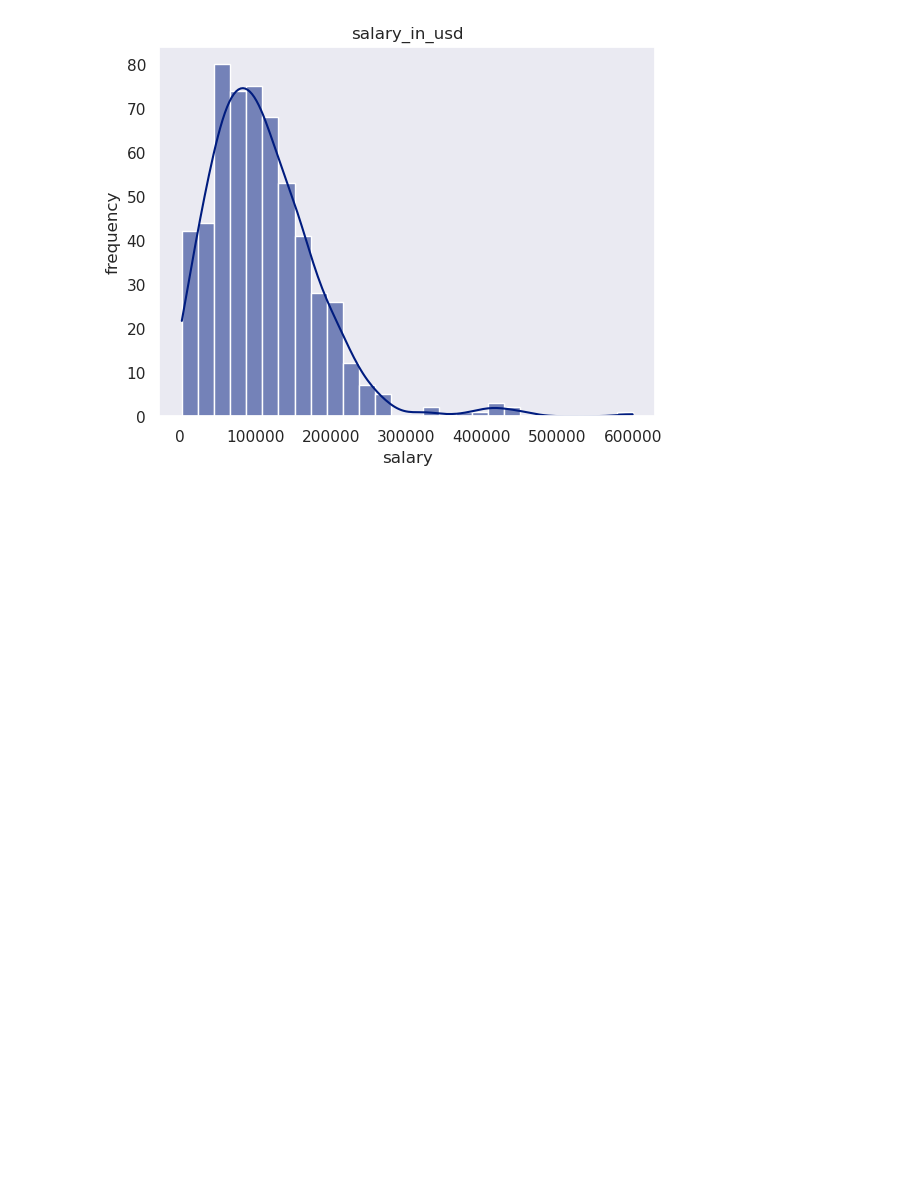
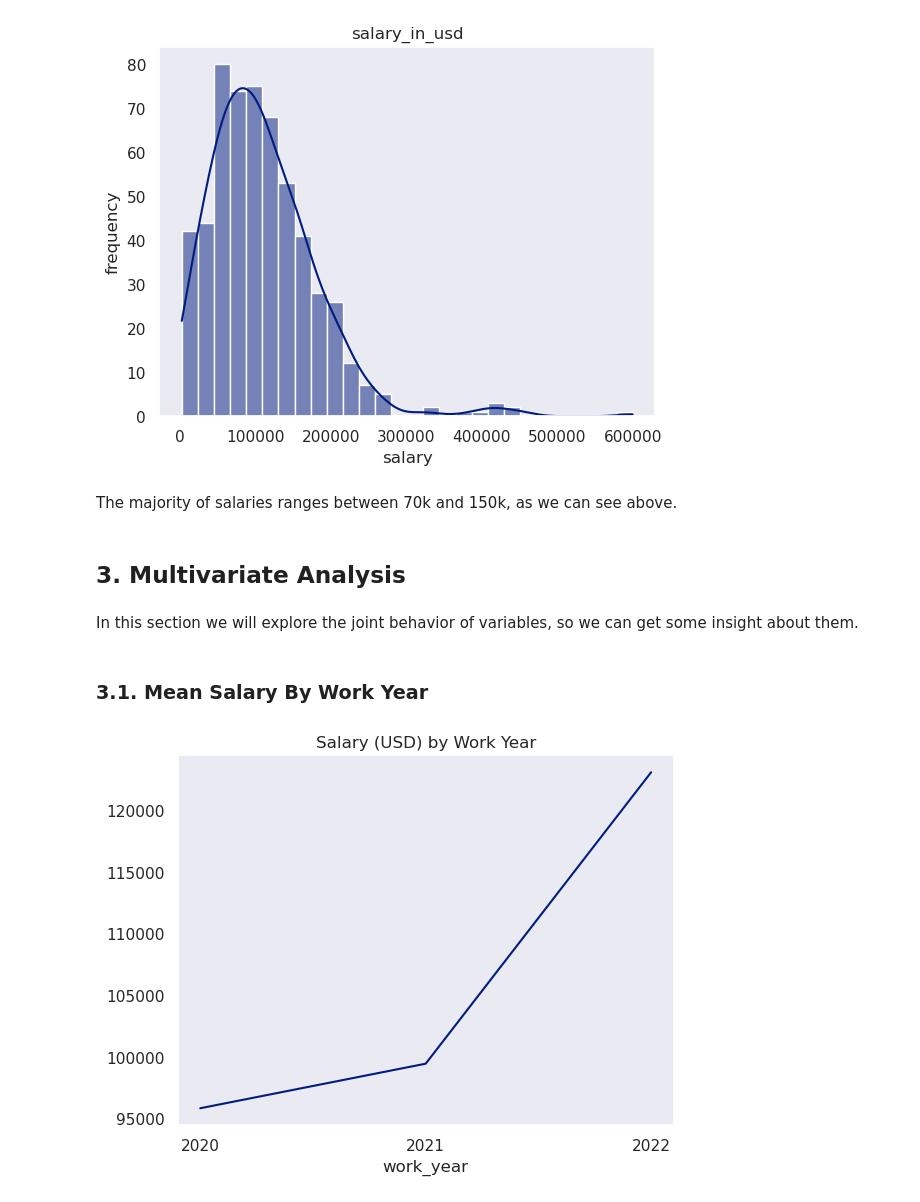
Before and after one commit to IgorTrevelin/data-science, a Jupyter notebook: Data Science Salaries/ds_salaries.ipynb, the cells around one changed output. Drawn from its saved outputs; the diff is of its cells as text; code cells hidden in the pictures; blank space fills up the shorter version.

Commit message:
multivariate analysis init

```diff
--- a/Data Science Salaries/ds_salaries.ipynb
+++ b/Data Science Salaries/ds_salaries.ipynb
@@ -291,3 +295,23 @@ plt.ylabel("frequency")
 plt.show()
 # %% [output]
 [figure]
+# %% [markdown]
+The majority of salaries ranges between 70k and 150k, as we can see above.
+# %% [markdown]
+<a id="3"></a>
+## 3. Multivariate Analysis
+# %% [markdown]
+In this section we will explore the joint behavior of variables, so we can get some insight about them.
+# %% [markdown]
+<a id="3_1_"></a>
+### 3.1. Mean Salary By Work Year
+# %%
+values = df.groupby("work_year")["salary_in_usd"].mean()
+values.plot(
+    title="Salary (USD) by Work Year",
+    kind="line",
+    xticks=values.index.values
+)
+plt.show()
+# %% [output]
+[figure, added]
```
Also changed, not shown: parts of 8 cells of this notebook.
